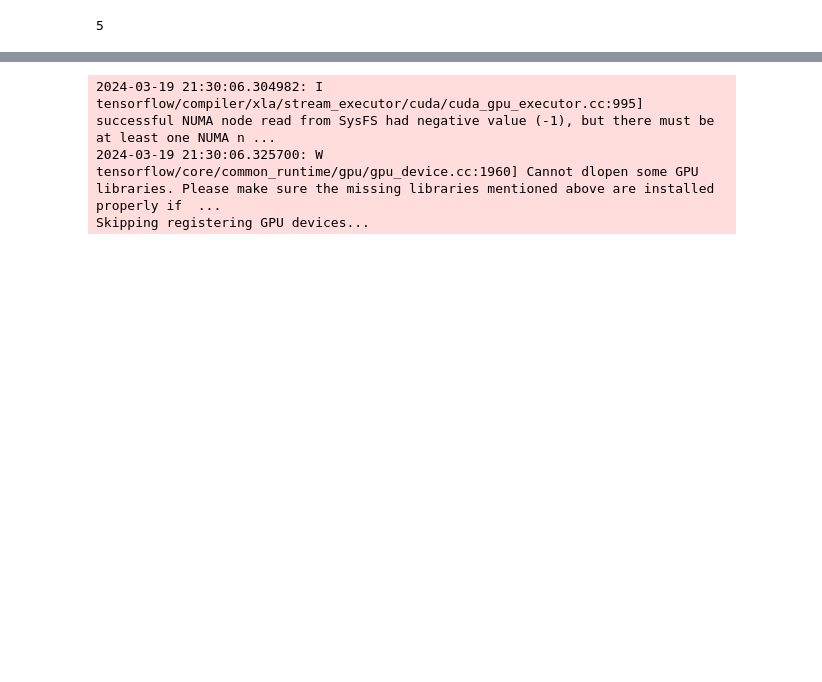
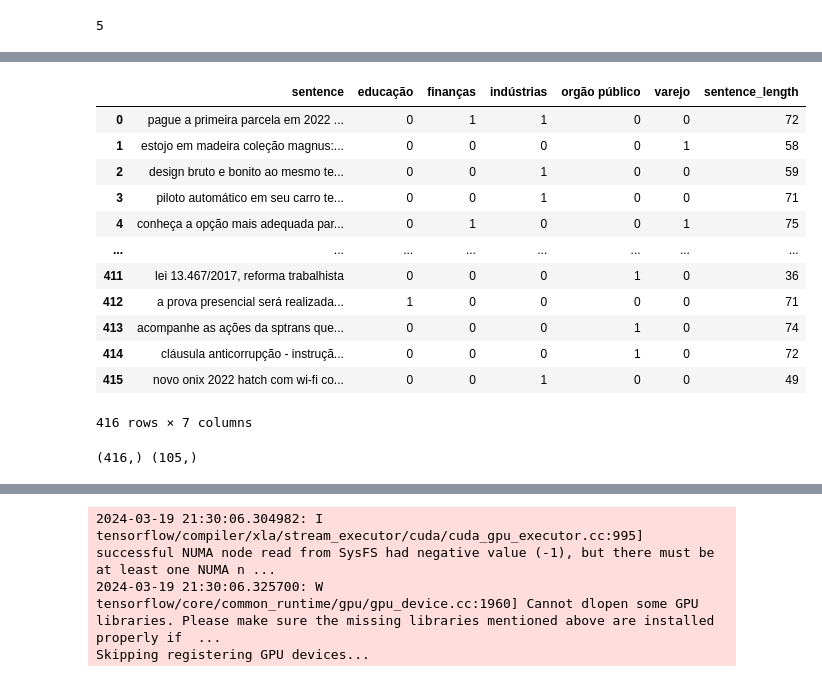
Before and after one commit to gabriel19913/text_classification, a Jupyter notebook: exploratory_analysis.ipynb, the cells around one changed output, grey strips where cells are left out. Drawn from its saved outputs; the diff is of its cells as text; code cells hidden in the pictures; blank space fills up the shorter version.

```diff
--- a/exploratory_analysis.ipynb
+++ b/exploratory_analysis.ipynb
@@ -47,0 +66,4 @@ num_classes
+# %%
+train, test = train_test_split(df, test_size=0.2)
+train = train.reset_index(drop=True)
+test = test.reset_index(drop=True)
@@ -47,0 +74,13 @@ num_classes
+# %%
+train["category"] = train["category"].str.split(",")
+test["category"] = test["category"].str.split(",")
+
+mlb = MultiLabelBinarizer()
+
+one_hot_encoded_train = mlb.fit_transform(train['category'])
+one_hot_train_df = pd.DataFrame(one_hot_encoded_train, columns=mlb.classes_)
+train = pd.concat([train, one_hot_train_df], axis=1).drop('category', axis=1)
+
+one_hot_encoded_test = mlb.transform(test['category'])
+one_hot_test_df = pd.DataFrame(one_hot_encoded_test, columns=mlb.classes_)
+test = pd.concat([test, one_hot_test_df], axis=1).drop('category', axis=1)
@@ -47,0 +118,22 @@ num_classes
+# %%
+train['sentence_length'] = train['sentence'].apply(lambda x: len(str(x)))
+
+fig = go.Figure()
+fig.add_trace(go.Histogram(
+    x=train["sentence_length"],
+    marker_color='#7860bd',
+))
+fig.update_layout(
+    title={
+    'text': "<b>Sentence length histogram</b>",
+    'font' : dict(size=26, color='black', family='Helvetica'),
+    'y':0.95,
+    'x':0.5},
+    height=550, width=1100,
+    font_family='Helvetica',
+    font_color='black',
+    font_size=16,
+    plot_bgcolor='white',
+)
+
+fig.show()
@@ -47,0 +181,27 @@ num_classes
+# %%
+train["sentence"] = train["sentence"].str.strip().str.lower()
+test["sentence"] = test["sentence"].str.strip().str.lower()
+# %%
+train
+# %% [output]
+|  | sentence | educação | finanças | indústrias | orgão público | varejo | sentence_length |
+| 0 | pague a primeira parcela em 2022 ... | 0 | 1 | 1 | 0 | 0 | 72 |
+| 1 | estojo em madeira coleção magnus:... | 0 | 0 | 0 | 0 | 1 | 58 |
+| 2 | design bruto e bonito ao mesmo te... | 0 | 0 | 1 | 0 | 0 | 59 |
+| 3 | piloto automático em seu carro te... | 0 | 0 | 1 | 0 | 0 | 71 |
+| 4 | conheça a opção mais adequada par... | 0 | 1 | 0 | 0 | 1 | 75 |
+| ... | ... | ... | ... | ... | ... | ... | ... |
+| 411 | lei 13.467/2017, reforma trabalhista | 0 | 0 | 0 | 1 | 0 | 36 |
+| 412 | a prova presencial será realizada... | 1 | 0 | 0 | 0 | 0 | 71 |
+| 413 | acompanhe as ações da sptrans que... | 0 | 0 | 0 | 1 | 0 | 74 |
+| 414 | cláusula anticorrupção - instruçã... | 0 | 0 | 0 | 1 | 0 | 72 |
+| 415 | novo onix 2022 hatch com wi-fi co... | 0 | 0 | 1 | 0 | 0 | 49 |
+416 rows × 7 columns
+# %%
+train = train.drop('sentence_length',axis=1)
+X_train = train.sentence
+X_test = test.sentence
+
+print(X_train.shape, X_test.shape)
+# %% [output]
+(416,) (105,)
```
Also changed, not shown: parts of 17 cells of this notebook.
